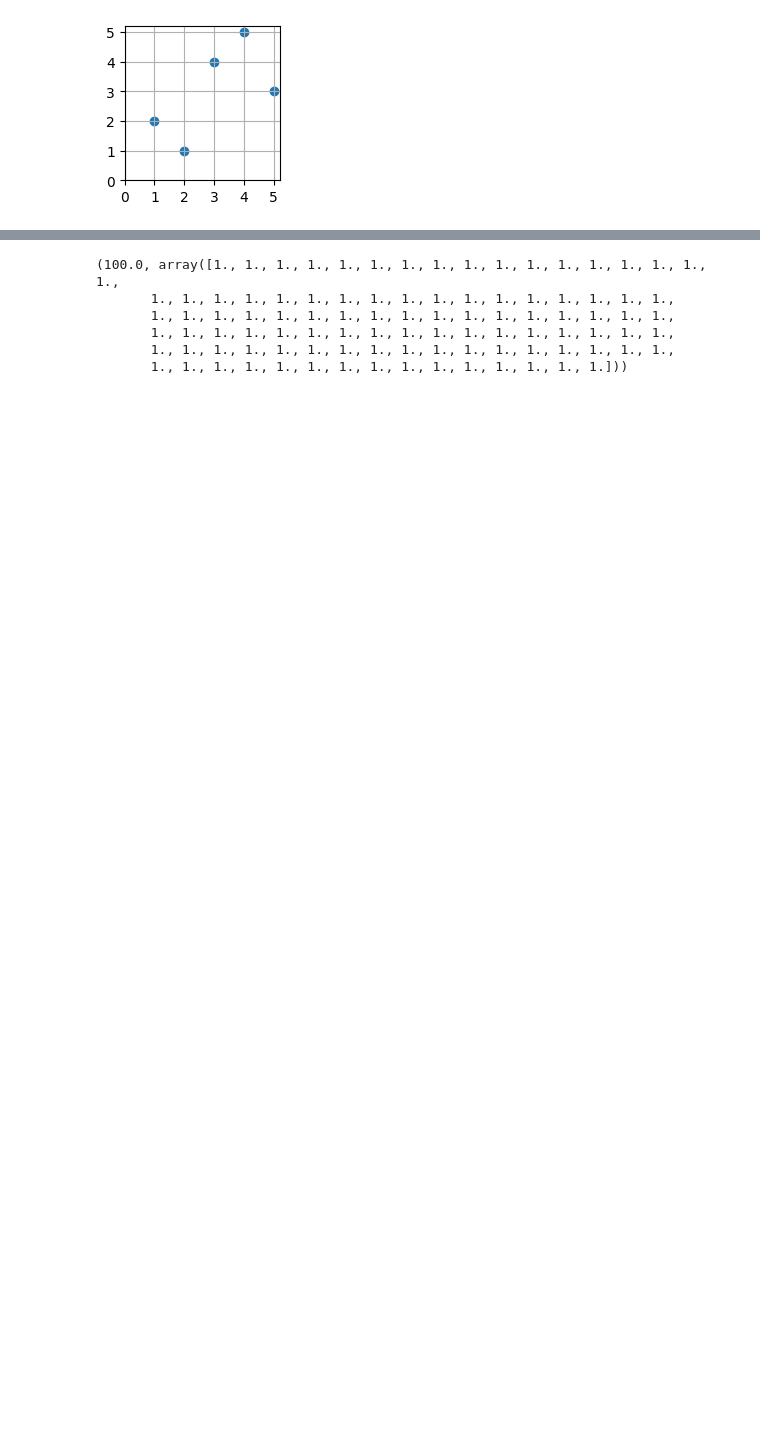
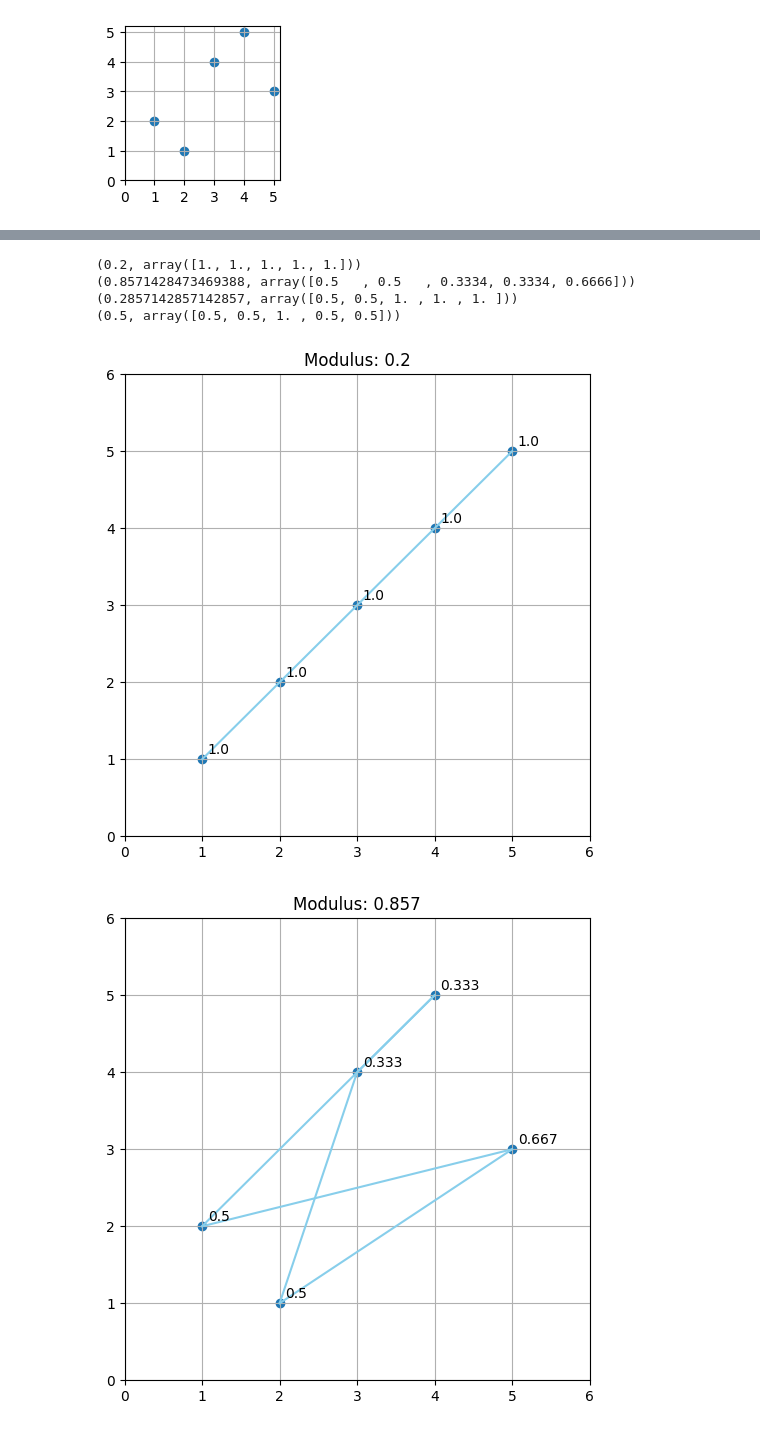
Before and after one commit to innyun/Modulus-Project, a Jupyter notebook: modulus_project.ipynb, the cells around one changed output, grey strips where cells are left out. Saved outputs shown, nothing was run; the diff lists cells and outputs as text; code cells hidden in the pictures; blank space fills up the shorter version.

```diff
--- a/modulus_project.ipynb
+++ b/modulus_project.ipynb
@@ -1496,30 +1828,50 @@ Plus one algorithm
-# %%
-
-def ssmodulus_plus_one(s):
-    rho0 = np.zeros(len(s))
-    _, g1, _ = shortest_path(s, rho0)
-    rho_prev = rho0 + g1
-    _, g2, _ = shortest_path(s, rho_prev)
-    rho_cur = rho_prev + g2
-    k = 2
-    tol = 1e-5
-
-    while k >= 2 and np.linalg.norm(((rho_prev)/(k - 1))-(rho_cur / k)) > tol:
-        k += 1
-
-        rho_prev = rho_cur
-
-        _, g2, _ = shortest_path(s, rho_prev)
-
-        rho_cur = rho_cur + g2
-
-    return (rho_cur.T @ rho_cur) / (k**2), rho_cur / k
-
-print(ssmodulus_plus_one(pi_short))
-# %% [output]
-(100.0, array([1., 1., 1., 1., 1., 1., 1., 1., 1., 1., 1., 1., 1., 1., 1., 1., 1.,
-       1., 1., 1., 1., 1., 1., 1., 1., 1., 1., 1., 1., 1., 1., 1., 1., 1.,
-       1., 1., 1., 1., 1., 1., 1., 1., 1., 1., 1., 1., 1., 1., 1., 1., 1.,
-       1., 1., 1., 1., 1., 1., 1., 1., 1., 1., 1., 1., 1., 1., 1., 1., 1.,
-       1., 1., 1., 1., 1., 1., 1., 1., 1., 1., 1., 1., 1., 1., 1., 1., 1.,
-       1., 1., 1., 1., 1., 1., 1., 1., 1., 1., 1., 1., 1., 1., 1.]))
+# %%
+pi = [7, 3, 1, 17, 10, 18, 9, 20, 6, 12, 16, 13, 2, 8, 19, 4, 15, 11, 14, 5]
+
+pi_short = [2, 1, 4, 5, 3]
+
+pi_increasing = [x for x in range(1, 6)]
+
+pi_test = [2, 1, 3, 4, 5]
+
+pi_test_2 = [2, 1, 3, 5, 4]
+
+def ssmodulus_plus_one(pi, num_iter):
+    mod = 0
+    n = np.zeros(len(pi))
+
+    for it in range(num_iter):
+        m, gP, lv = shortest_path(pi, n)
+        for x in np.nonzero(gP):
+            # n[x] += 1/len(x)
+            n[x] += 1
+
+    # n = n.T * n / num_iter**2
+    n = n / num_iter
+    mod = 1. / sum(i ** 2 for i in n)
+
+    plt.figure(figsize=(6, 6))
+    plt.scatter(range(1, len(pi) + 1), pi)
+    plt.title(f'Modulus: {round(mod, 3)}')
+    for row in m:
+        indices = np.nonzero(row)
+        plt.plot(indices[0] + 1, [pi[i] for i in indices[0]], color='tan')
+    for i, j in enumerate(pi):
+        plt.annotate(round(n[i], 3), (i + 1, j), xycoords='data', xytext=(4, 4), textcoords='offset points')
+    plt.xticks(range(0, len(pi) + 2))
+    plt.yticks(range(0, len(pi) + 2))
+    plt.grid(True)
+    return mod, n
+
+print(ssmodulus_plus_one(pi_increasing, 10000))
+print(ssmodulus_plus_one(pi_short, 10000))
+print(ssmodulus_plus_one(pi_test, 10000))
+print(ssmodulus_plus_one(pi_test_2, 10000))
+# print(ssmodulus_plus_one(pi, 10000))
+# %% [output]
+(0.2, array([1., 1., 1., 1., 1.]))
+(0.8571428473469388, array([0.5   , 0.5   , 0.3334, 0.3334, 0.6666]))
+(0.2857142857142857, array([0.5, 0.5, 1. , 1. , 1. ]))
+(0.5, array([0.5, 0.5, 1. , 0.5, 0.5]))
+[figure, added]
+[figure, added]
```
Also changed, not shown: parts of 19 cells of this notebook.
